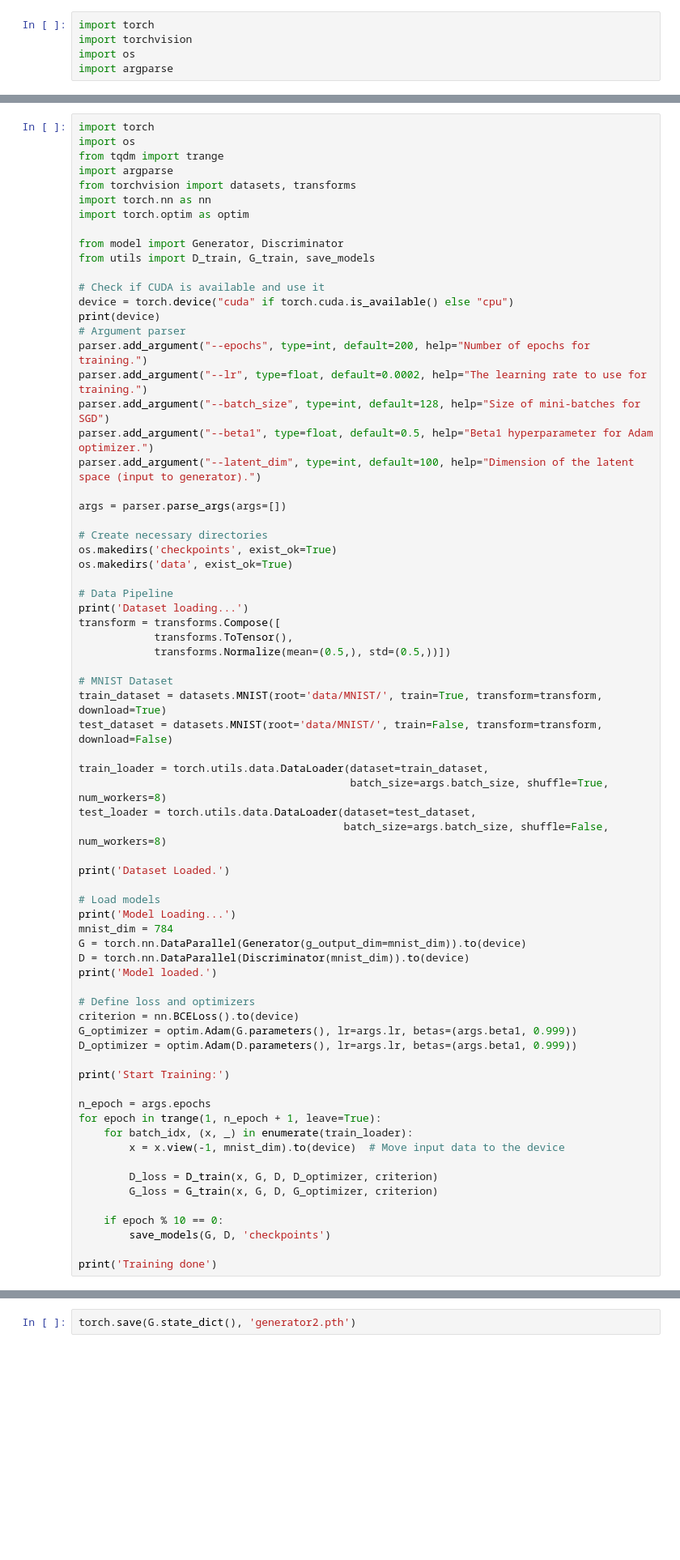
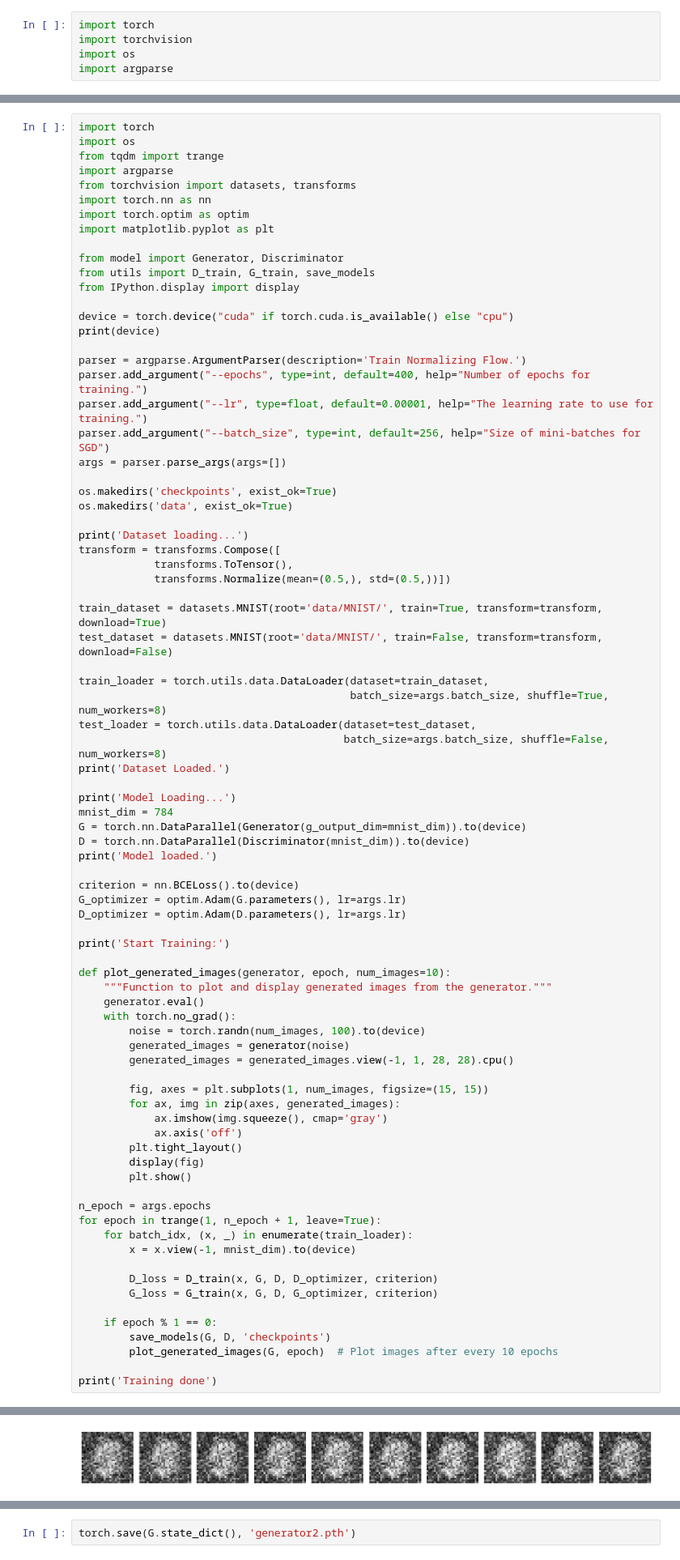
Before and after one commit to lukalafaye/Kaggle, a Jupyter notebook: gan-mnist-dslab2.ipynb, the cells around one changed output, grey strips where cells are left out. Shown at 81% size. Cells and saved outputs as stored; diff of their text form; blank space fills up the shorter version.

```diff
--- a/gan-mnist-dslab2.ipynb
+++ b/gan-mnist-dslab2.ipynb
@@ -105,33 +80,29 @@ import argparse
 from torchvision import datasets, transforms
 import torch.nn as nn
 import torch.optim as optim
+import matplotlib.pyplot as plt
 
 from model import Generator, Discriminator
 from utils import D_train, G_train, save_models
+from IPython.display import display
 
-# Check if CUDA is available and use it
 device = torch.device("cuda" if torch.cuda.is_available() else "cpu")
 print(device)
-# Argument parser
-parser.add_argument("--epochs", type=int, default=200, help="Number of epochs for training.")
-parser.add_argument("--lr", type=float, default=0.0002, help="The learning rate to use for training.")
-parser.add_argument("--batch_size", type=int, default=128, help="Size of mini-batches for SGD")
-parser.add_argument("--beta1", type=float, default=0.5, help="Beta1 hyperparameter for Adam optimizer.")
-parser.add_argument("--latent_dim", type=int, default=100, help="Dimension of the latent space (input to generator).")
 
+parser = argparse.ArgumentParser(description='Train Normalizing Flow.')
+parser.add_argument("--epochs", type=int, default=400, help="Number of epochs for training.")
+parser.add_argument("--lr", type=float, default=0.00001, help="The learning rate to use for training.")
+parser.add_argument("--batch_size", type=int, default=256, help="Size of mini-batches for SGD")
 args = parser.parse_args(args=[])
 
-# Create necessary directories
 os.makedirs('checkpoints', exist_ok=True)
 os.makedirs('data', exist_ok=True)
 
-# Data Pipeline
 print('Dataset loading...')
 transform = transforms.Compose([
             transforms.ToTensor(),
             transforms.Normalize(mean=(0.5,), std=(0.5,))])
 
-# MNIST Dataset
 train_dataset = datasets.MNIST(root='data/MNIST/', train=True, transform=transform, download=True)
 test_dataset = datasets.MNIST(root='data/MNIST/', train=False, transform=transform, download=False)
 
@@ -139,32 +110,47 @@ train_loader = torch.utils.data.DataLoader(dataset=train_dataset,
                                            batch_size=args.batch_size, shuffle=True, num_workers=8)
 test_loader = torch.utils.data.DataLoader(dataset=test_dataset,
                                           batch_size=args.batch_size, shuffle=False, num_workers=8)
-
 print('Dataset Loaded.')
 
-# Load models
 print('Model Loading...')
 mnist_dim = 784
 G = torch.nn.DataParallel(Generator(g_output_dim=mnist_dim)).to(device)
 D = torch.nn.DataParallel(Discriminator(mnist_dim)).to(device)
 print('Model loaded.')
 
-# Define loss and optimizers
 criterion = nn.BCELoss().to(device)
-G_optimizer = optim.Adam(G.parameters(), lr=args.lr, betas=(args.beta1, 0.999))
-D_optimizer = optim.Adam(D.parameters(), lr=args.lr, betas=(args.beta1, 0.999))
+G_optimizer = optim.Adam(G.parameters(), lr=args.lr)
+D_optimizer = optim.Adam(D.parameters(), lr=args.lr)
 
 print('Start Training:')
+
+def plot_generated_images(generator, epoch, num_images=10):
+    """Function to plot and display generated images from the generator."""
+    generator.eval()
+    with torch.no_grad():
+        noise = torch.randn(num_images, 100).to(device)
+        generated_images = generator(noise)
+        generated_images = generated_images.view(-1, 1, 28, 28).cpu()
+
+        fig, axes = plt.subplots(1, num_images, figsize=(15, 15))
+        for ax, img in zip(axes, generated_images):
+            ax.imshow(img.squeeze(), cmap='gray')
+            ax.axis('off')
+        plt.tight_layout()
+        display(fig)
+        plt.show()
 
 n_epoch = args.epochs
 for epoch in trange(1, n_epoch + 1, leave=True):
     for batch_idx, (x, _) in enumerate(train_loader):
-        x = x.view(-1, mnist_dim).to(device)  # Move input data to the device
+        x = x.view(-1, mnist_dim).to(device)
 
         D_loss = D_train(x, G, D, D_optimizer, criterion)
         G_loss = G_train(x, G, D, G_optimizer, criterion)
 
-    if epoch % 10 == 0:
+    if epoch % 1 == 0:
         save_models(G, D, 'checkpoints')
+        plot_generated_images(G, epoch)  # Plot images after every 10 epochs
 
 print('Training done')
+# %% [output]
@@ -170,0 +163 @@ print('Training done')
+[figure, added]
```
Also changed, not shown: parts of 7 cells of this notebook.
